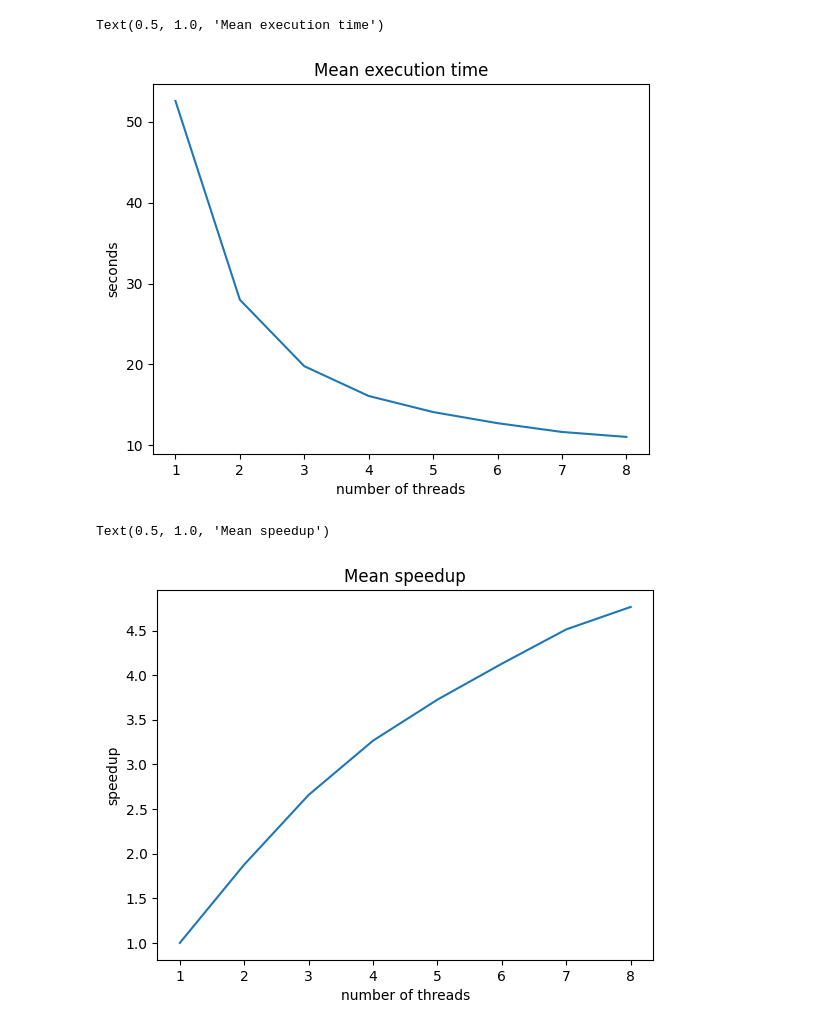
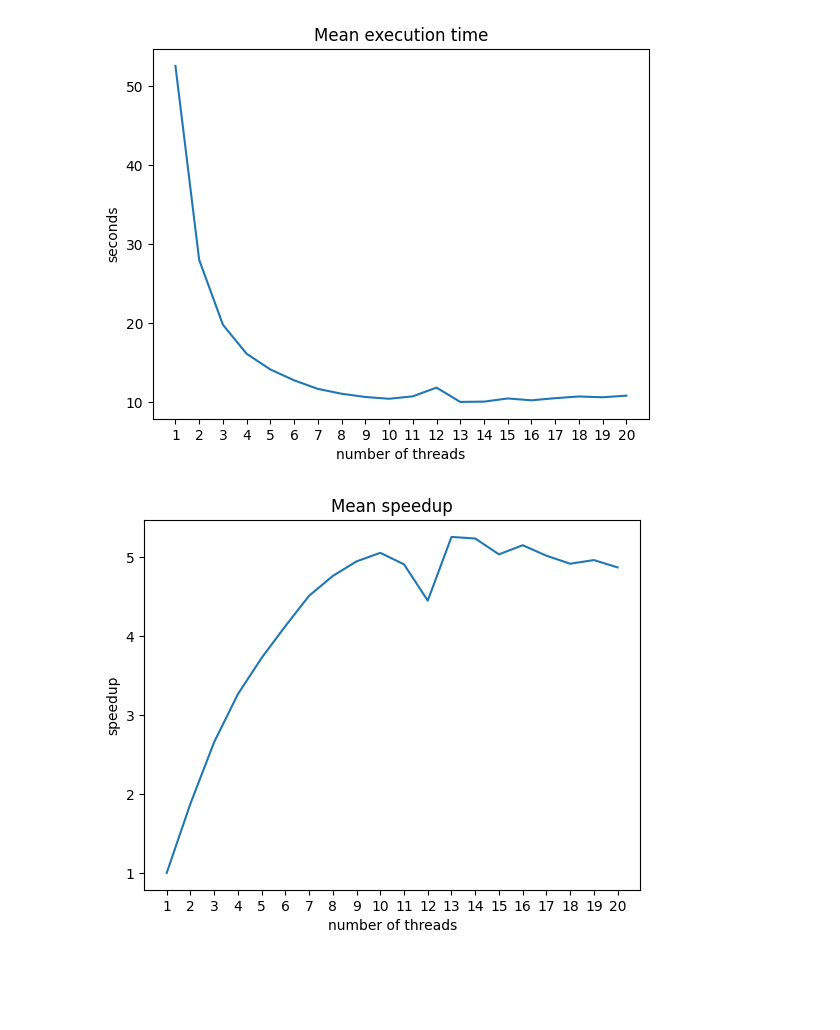
Before and after one commit to a13xbb/parallel-c, a Jupyter notebook: plots.ipynb, the cells around one changed output. Saved outputs shown, nothing was run; the diff lists cells and outputs as text; code cells hidden in the pictures; blank space fills up the shorter version.

Commit message:
plots upd

```diff
--- a/plots.ipynb
+++ b/plots.ipynb
@@ -2,7 +2,7 @@
 import numpy as np
 import matplotlib.pyplot as plt
 # %%
-N_THREADS = 8
+N_THREADS = 20
 N_RUNS_PER_THREAD = 5
 # %%
 times = []
@@ -15,20 +15,22 @@ with open('times.txt') as f:
             i_threads_times.append(cur_t)
         times.append(np.mean(i_threads_times))
 # %%
-plt.plot(range(1, 9), times)
+plt.plot(range(1, N_THREADS + 1), times)
 plt.xlabel('number of threads')
 plt.ylabel('seconds')
 plt.title('Mean execution time')
+plt.xticks([i for i in range(1, N_THREADS + 1)], [i for i in range(1, N_THREADS + 1)])
+plt.show()
 # %% [output]
-Text(0.5, 1.0, 'Mean execution time')
-[figure, old version]
+[figure, new version]
 # %%
 speedups = list(map(lambda t: times[0] / t, times))
 # %%
-plt.plot(range(1, 9), speedups)
+plt.plot(range(1, N_THREADS + 1), speedups)
 plt.xlabel('number of threads')
 plt.ylabel('speedup')
 plt.title('Mean speedup')
+plt.xticks([i for i in range(1, N_THREADS + 1)], [i for i in range(1, N_THREADS + 1)])
+plt.show()
 # %% [output]
-Text(0.5, 1.0, 'Mean speedup')
-[figure, old version]
+[figure, new version]
```
